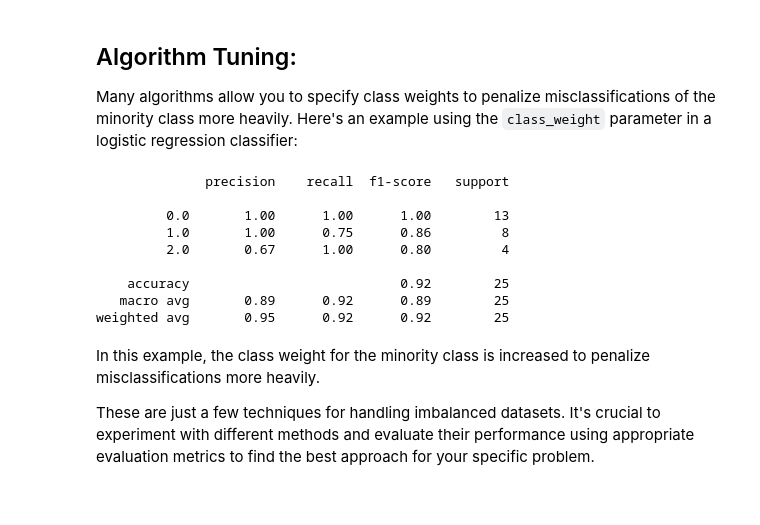
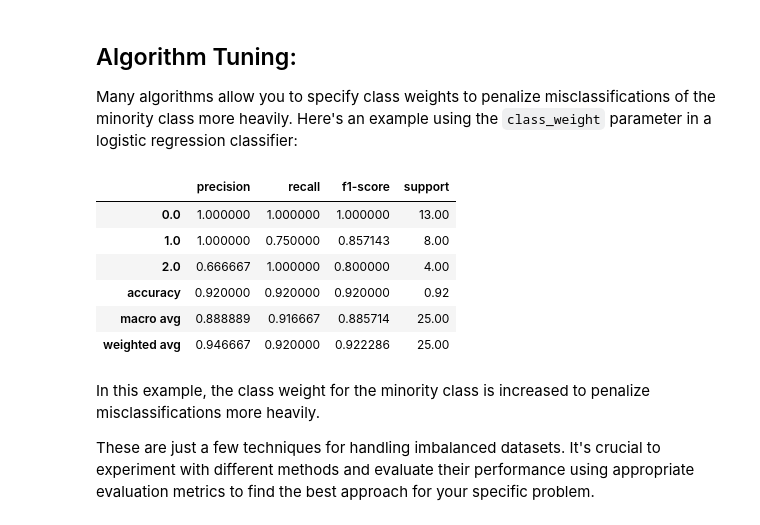
Before and after one commit to dataidea/dataidea-ugandafootball, a Jupyter notebook: nbs/Python Data Analysis/WeekX Extras/handling_imbalanced_data.ipynb, the cells around one changed output. Drawn from its saved outputs; the diff is of its cells as text; code cells hidden in the pictures.

Commit message:
added classification table

```diff
--- a/nbs/Python Data Analysis/WeekX Extras/handling_imbalanced_data.ipynb
+++ b/nbs/Python Data Analysis/WeekX Extras/handling_imbalanced_data.ipynb
@@ -185,28 +185,28 @@ from sklearn.metrics import classification_report
 # %%
 # Split the data into training and testing sets
 X_train, X_test, y_train, y_test = train_test_split(X_imbalanced, y_imbalanced,
                                                     test_size=0.2, random_state=42)
 
 # Define the logistic regression classifier with class weights
 class_weights = {0: 1, 1: 1, 2: 20}  # Penalize the minority class more heavily
 log_reg = LogisticRegression(class_weight=class_weights)
 
 # Train the model
 log_reg.fit(X_train, y_train)
 
 # Evaluate the model
 y_pred = log_reg.predict(X_test)
-print(classification_report(y_test, y_pred))
+
+# display classification report
+pd.DataFrame(classification_report(y_test, y_pred, output_dict=True)).transpose()
 # %% [output]
-              precision    recall  f1-score   support
-
-         0.0       1.00      1.00      1.00        13
-         1.0       1.00      0.75      0.86         8
-         2.0       0.67      1.00      0.80         4
-
-    accuracy                           0.92        25
-   macro avg       0.89      0.92      0.89        25
-weighted avg       0.95      0.92      0.92        25
+|  | precision | recall | f1-score | support |
+| 0.0 | 1.000000 | 1.000000 | 1.000000 | 13.00 |
+| 1.0 | 1.000000 | 0.750000 | 0.857143 | 8.00 |
+| 2.0 | 0.666667 | 1.000000 | 0.800000 | 4.00 |
+| accuracy | 0.920000 | 0.920000 | 0.920000 | 0.92 |
+| macro avg | 0.888889 | 0.916667 | 0.885714 | 25.00 |
+| weighted avg | 0.946667 | 0.920000 | 0.922286 | 25.00 |
 # %% [markdown]
 In this example, the class weight for the minority class is increased to penalize misclassifications more heavily.
 
```
